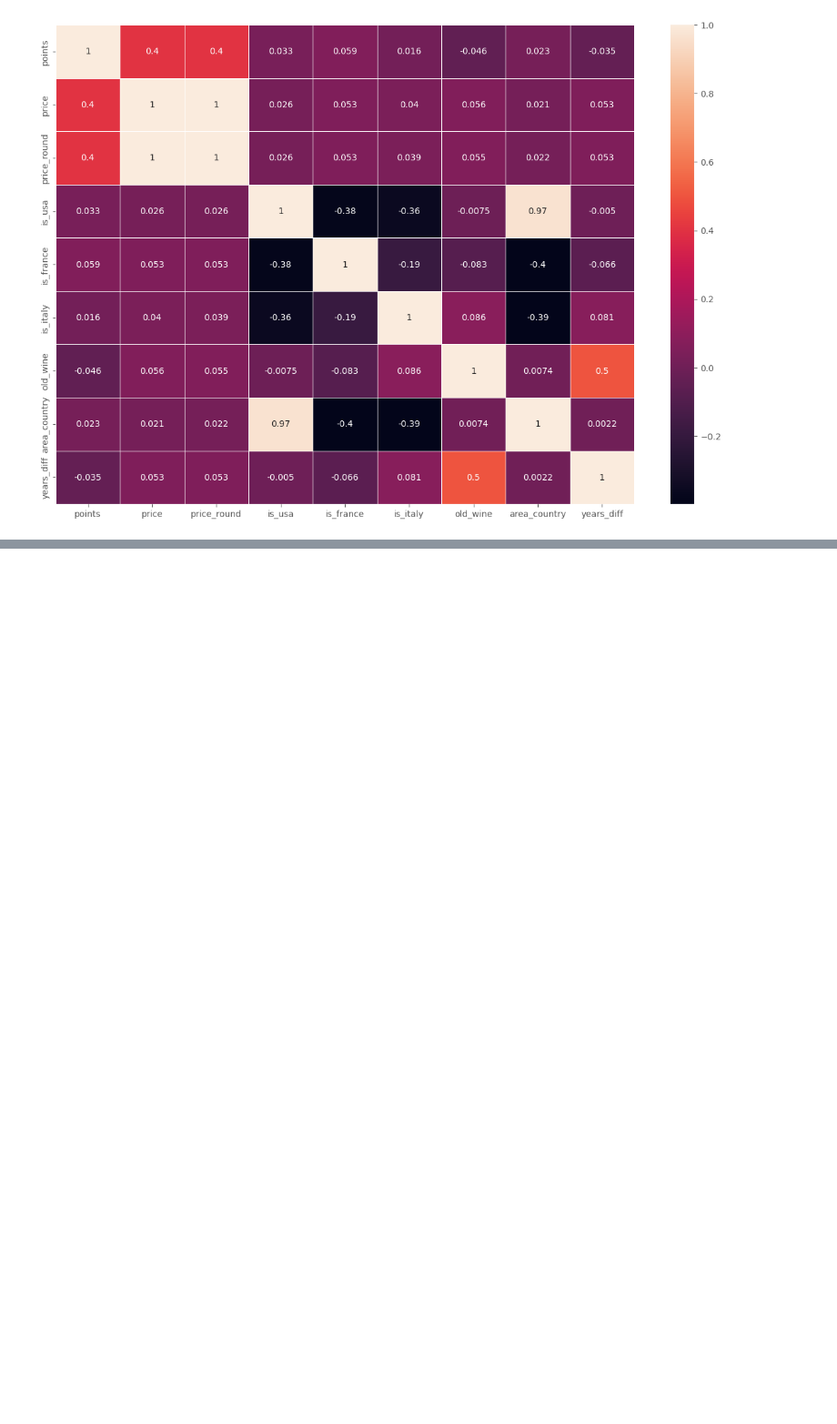
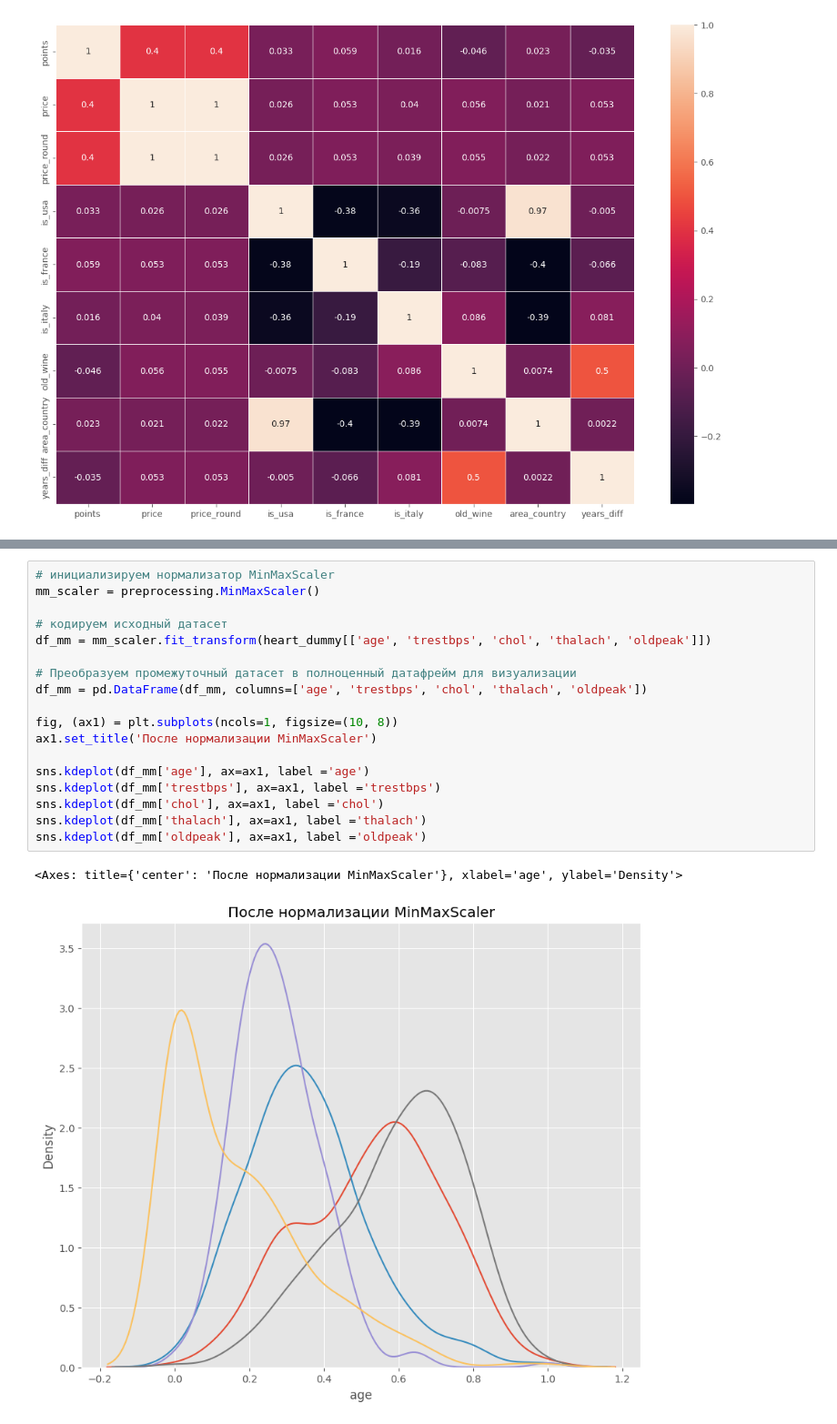
Before and after one commit to eartzhi/lessons, a Jupyter notebook: eda_3/eda_3.ipynb, the cells around one changed output, grey strips where cells are left out. Shown at 91% size. Cells and saved outputs as stored; diff of their text form; blank space fills up the shorter version.

```diff
--- a/eda_3/eda_3.ipynb
+++ b/eda_3/eda_3.ipynb
@@ -728,0 +875,21 @@ sns.heatmap(cleared_data.corr(numeric_only=True), annot=True, linewidths=.5, ax=
+# %%
+# инициализируем нормализатор MinMaxScaler
+mm_scaler = preprocessing.MinMaxScaler()
+
+# кодируем исходный датасет
+df_mm = mm_scaler.fit_transform(heart_dummy[['age', 'trestbps', 'chol', 'thalach', 'oldpeak']])
+
+# Преобразуем промежуточный датасет в полноценный датафрейм для визуализации
+df_mm = pd.DataFrame(df_mm, columns=['age', 'trestbps', 'chol', 'thalach', 'oldpeak'])
+
+fig, (ax1) = plt.subplots(ncols=1, figsize=(10, 8))
+ax1.set_title('После нормализации MinMaxScaler')
+
+sns.kdeplot(df_mm['age'], ax=ax1, label ='age')
+sns.kdeplot(df_mm['trestbps'], ax=ax1, label ='trestbps')
+sns.kdeplot(df_mm['chol'], ax=ax1, label ='chol')
+sns.kdeplot(df_mm['thalach'], ax=ax1, label ='thalach')
+sns.kdeplot(df_mm['oldpeak'], ax=ax1, label ='oldpeak')
+# %% [output]
+<Axes: title={'center': 'После нормализации MinMaxScaler'}, xlabel='age', ylabel='Density'>
+[figure, added]
```
Also changed, not shown: parts of 15 cells of this notebook, 6 other files.
